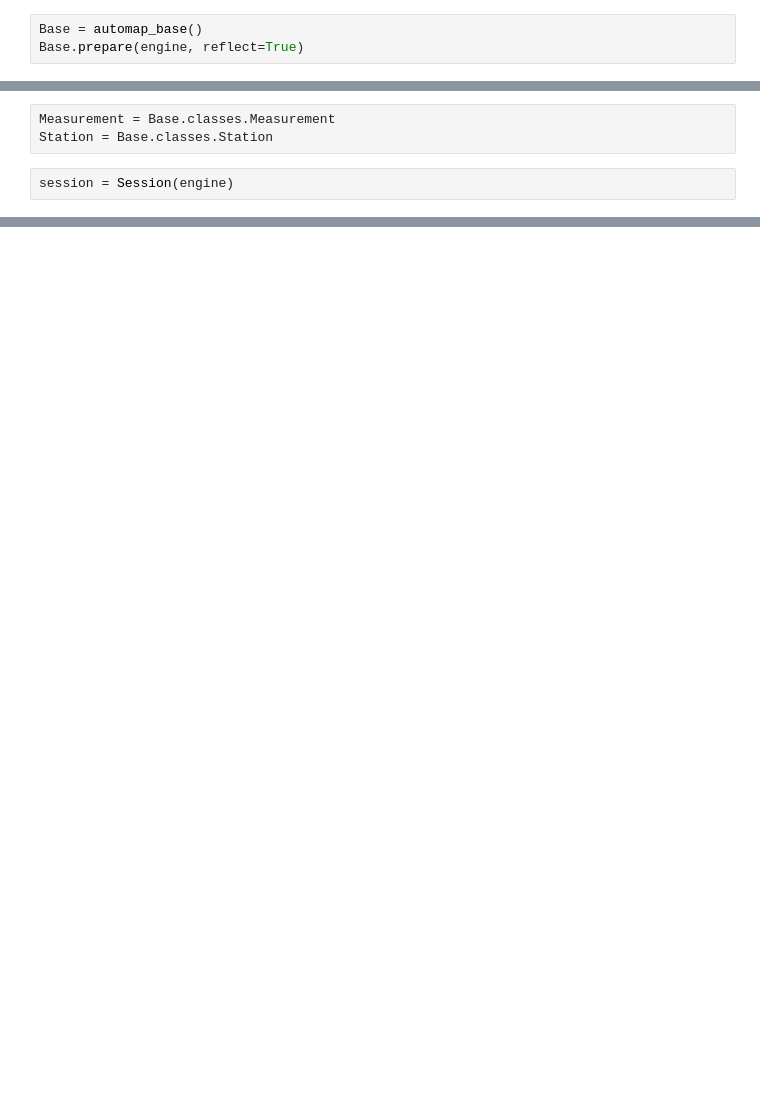
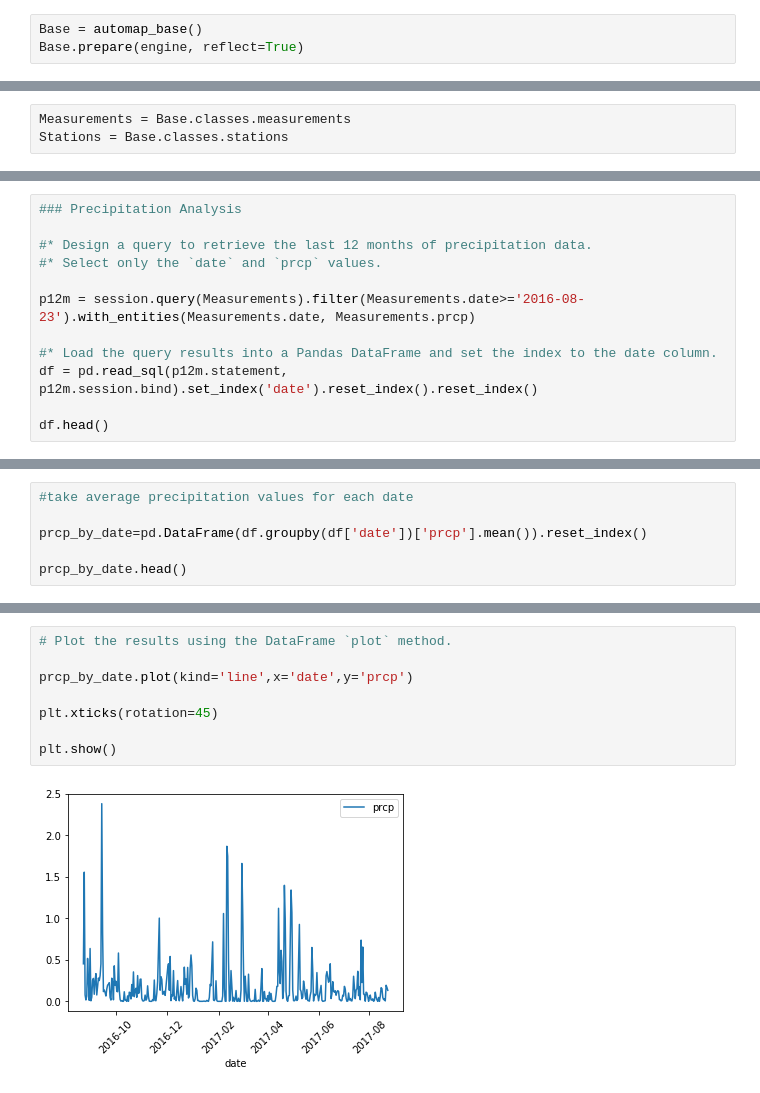
Before and after one commit to JNeuda/Surfs-UP-, a Jupyter notebook: climate_analysis.ipynb, the cells around one changed output, grey strips where cells are left out. Drawn from its saved outputs; the diff is of its cells as text; blank space fills up the shorter version.

```diff
--- a/climate_analysis.ipynb
+++ b/climate_analysis.ipynb
@@ -33,5 +41,3 @@ Base.classes.keys()
 # %%
-Measurement = Base.classes.Measurement
-Station = Base.classes.Station
+Measurements = Base.classes.measurements
+Stations = Base.classes.stations
-# %%
-session = Session(engine)
@@ -37,0 +64,12 @@ session = Session(engine)
+# %%
+### Precipitation Analysis
+
+#* Design a query to retrieve the last 12 months of precipitation data.
+#* Select only the `date` and `prcp` values.
+
+p12m = session.query(Measurements).filter(Measurements.date>='2016-08-23').with_entities(Measurements.date, Measurements.prcp)
+
+#* Load the query results into a Pandas DataFrame and set the index to the date column.
+df = pd.read_sql(p12m.statement, p12m.session.bind).set_index('date').reset_index().reset_index()
+
+df.head()
@@ -37,0 +83,6 @@ session = Session(engine)
+# %%
+#take average precipitation values for each date
+
+prcp_by_date=pd.DataFrame(df.groupby(df['date'])['prcp'].mean()).reset_index()
+
+prcp_by_date.head()
@@ -37,0 +96,10 @@ session = Session(engine)
+# %%
+# Plot the results using the DataFrame `plot` method.
+
+prcp_by_date.plot(kind='line',x='date',y='prcp')
+
+plt.xticks(rotation=45)
+
+plt.show()
+# %% [output]
+[figure, added]
```
Also changed, not shown: parts of 14 cells of this notebook, 16 other files.
